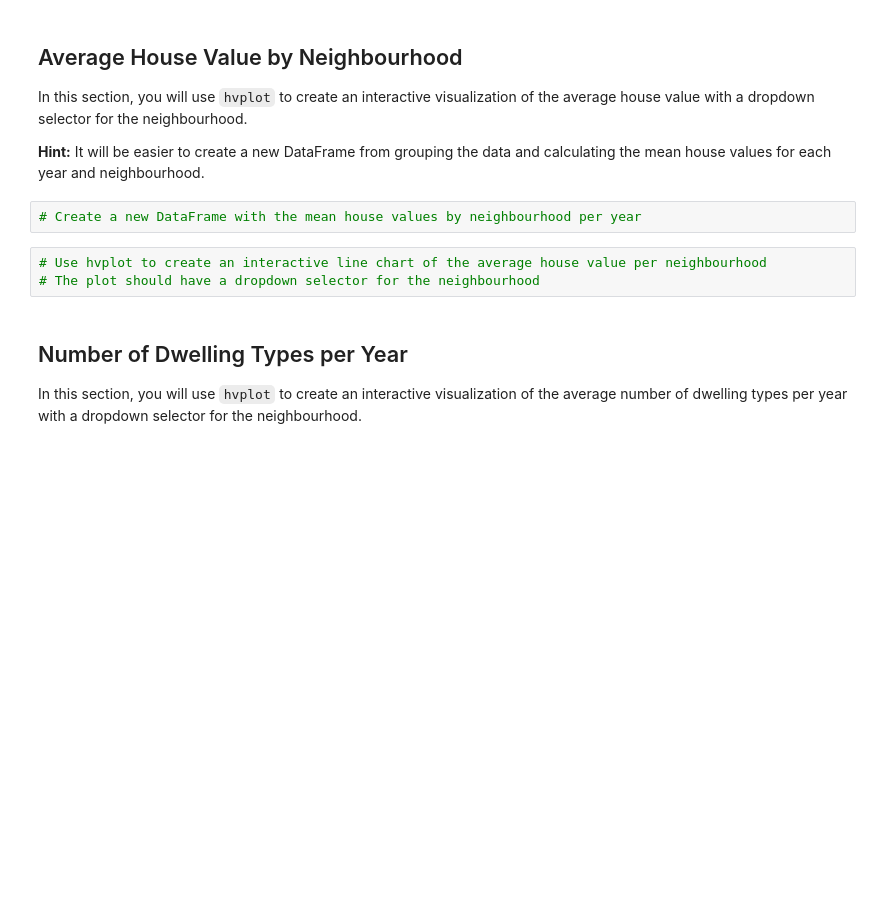
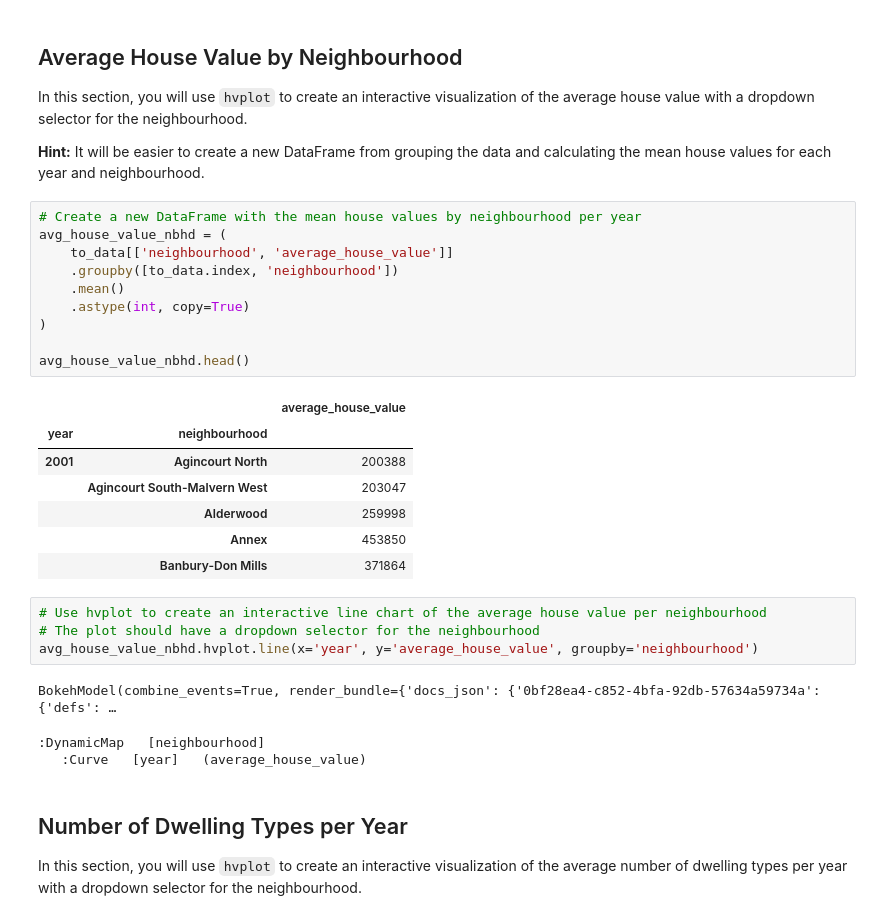
Before and after one commit to adamgulyas/pyviz-homework, a Jupyter notebook: rental_analysis.ipynb, the cells around one changed output. Drawn from its saved outputs; the diff is of its cells as text; blank space fills up the shorter version.

```diff
--- a/rental_analysis.ipynb
+++ b/rental_analysis.ipynb
@@ -167,9 +243,30 @@ In this section, you will use `hvplot` to create an interactive visualization of
 **Hint:** It will be easier to create a new DataFrame from grouping the data and calculating the mean house values for each year and neighbourhood.
 # %%
 # Create a new DataFrame with the mean house values by neighbourhood per year
+avg_house_value_nbhd = (
+    to_data[['neighbourhood', 'average_house_value']]
+    .groupby([to_data.index, 'neighbourhood'])
+    .mean()
+    .astype(int, copy=True)
+)
+
+avg_house_value_nbhd.head()
+# %% [output]
+|  |  | average_house_value |
+| year | neighbourhood |  |
+| 2001 | Agincourt North | 200388 |
+|  | Agincourt South-Malvern West | 203047 |
+|  | Alderwood | 259998 |
+|  | Annex | 453850 |
+|  | Banbury-Don Mills | 371864 |
 # %%
 # Use hvplot to create an interactive line chart of the average house value per neighbourhood
 # The plot should have a dropdown selector for the neighbourhood
+avg_house_value_nbhd.hvplot.line(x='year', y='average_house_value', groupby='neighbourhood')
+# %% [output]
+BokehModel(combine_events=True, render_bundle={'docs_json': {'0bf28ea4-c852-4bfa-92db-57634a59734a': {'defs': …
+:DynamicMap   [neighbourhood]
+   :Curve   [year]   (average_house_value)
 # %% [markdown]
 ## Number of Dwelling Types per Year
 
```
Also changed, not shown: parts of 13 cells of this notebook.
